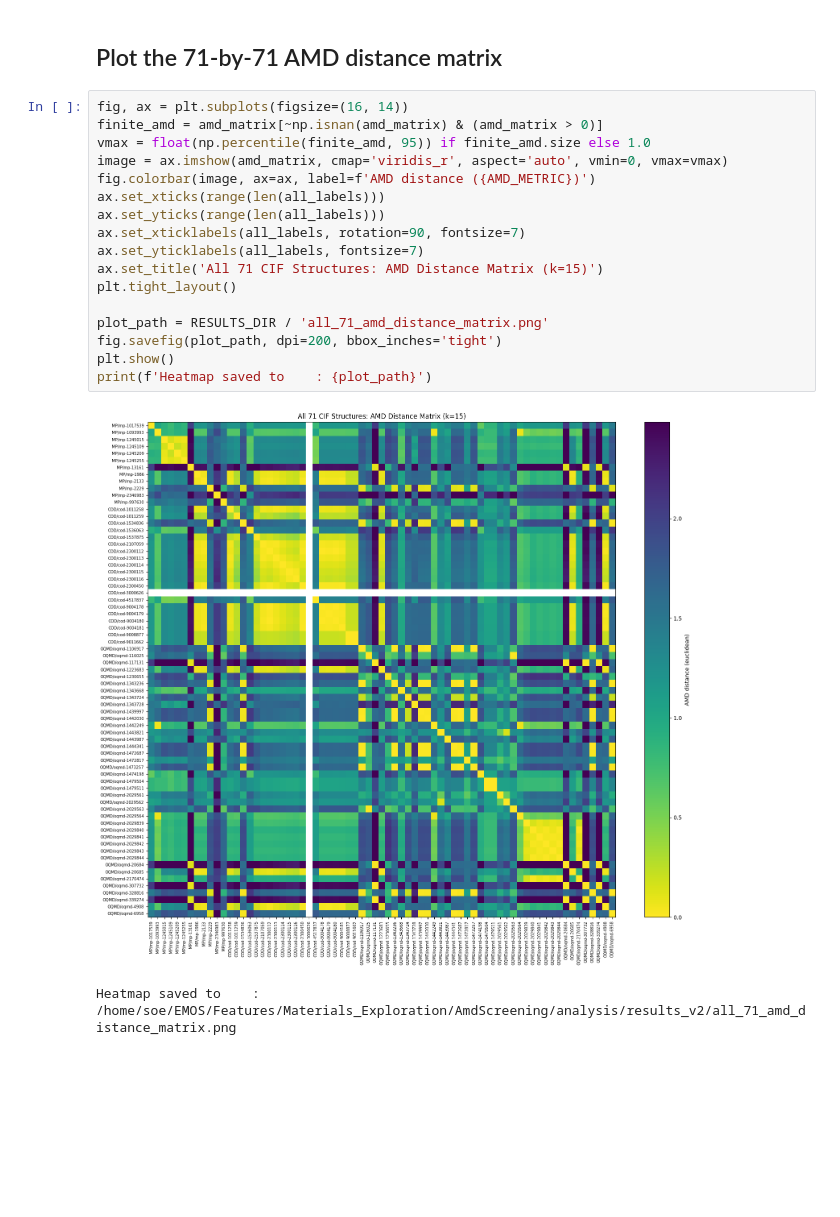
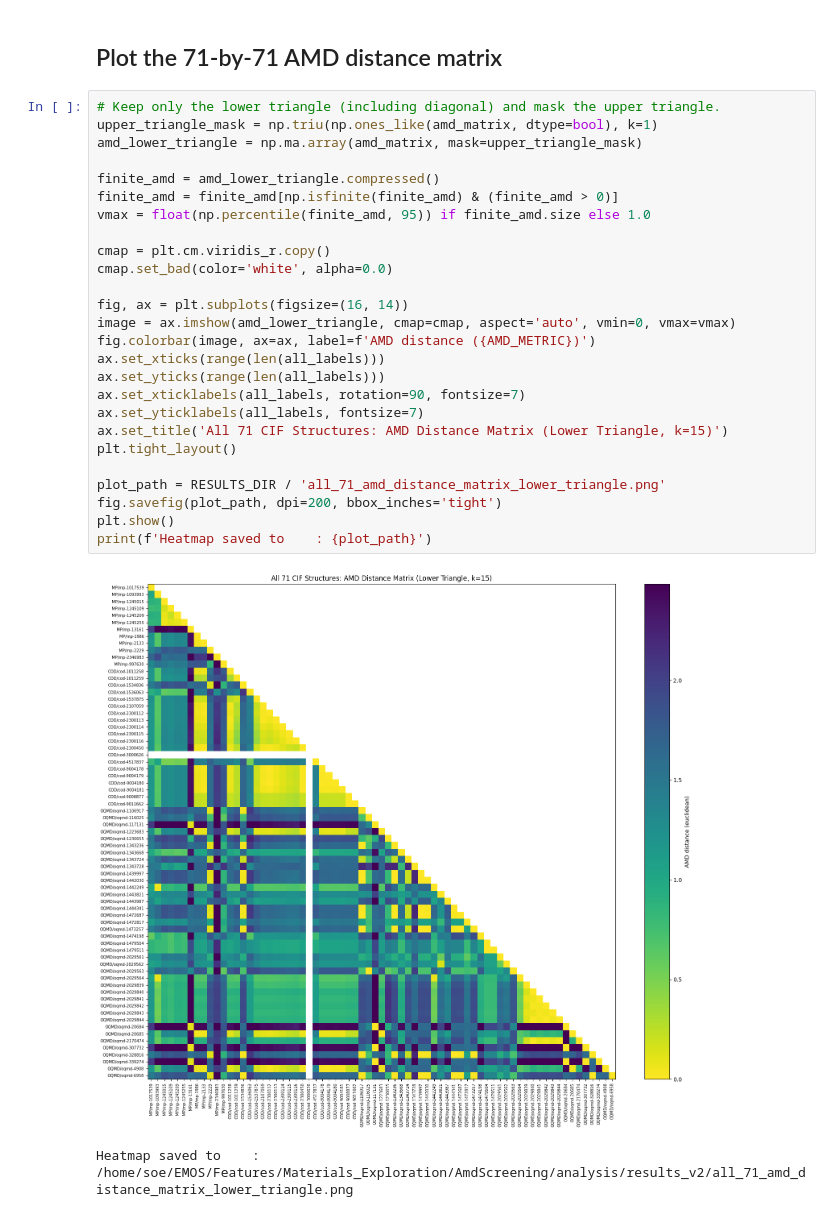
Before and after one commit to aprilaihub/EMOS, a Jupyter notebook: Features/Materials_Exploration/AmdScreening/analysis/amd_screening_case_study_v2.ipynb, the cells around one changed output. Drawn from its saved outputs; the diff is of its cells as text; blank space fills up the shorter version.

```diff
--- a/Features/Materials_Exploration/AmdScreening/analysis/amd_screening_case_study_v2.ipynb
+++ b/Features/Materials_Exploration/AmdScreening/analysis/amd_screening_case_study_v2.ipynb
@@ -122,22 +122,31 @@ Matrix CSV saved to : /home/soe/EMOS/Features/Materials_Exploration/AmdScreening
 # %% [markdown]
 ## Plot the 71-by-71 AMD distance matrix
 # %%
+# Keep only the lower triangle (including diagonal) and mask the upper triangle.
+upper_triangle_mask = np.triu(np.ones_like(amd_matrix, dtype=bool), k=1)
+amd_lower_triangle = np.ma.array(amd_matrix, mask=upper_triangle_mask)
+
+finite_amd = amd_lower_triangle.compressed()
+finite_amd = finite_amd[np.isfinite(finite_amd) & (finite_amd > 0)]
+vmax = float(np.percentile(finite_amd, 95)) if finite_amd.size else 1.0
+
+cmap = plt.cm.viridis_r.copy()
+cmap.set_bad(color='white', alpha=0.0)
+
 fig, ax = plt.subplots(figsize=(16, 14))
-finite_amd = amd_matrix[~np.isnan(amd_matrix) & (amd_matrix > 0)]
-vmax = float(np.percentile(finite_amd, 95)) if finite_amd.size else 1.0
-image = ax.imshow(amd_matrix, cmap='viridis_r', aspect='auto', vmin=0, vmax=vmax)
+image = ax.imshow(amd_lower_triangle, cmap=cmap, aspect='auto', vmin=0, vmax=vmax)
 fig.colorbar(image, ax=ax, label=f'AMD distance ({AMD_METRIC})')
 ax.set_xticks(range(len(all_labels)))
 ax.set_yticks(range(len(all_labels)))
 ax.set_xticklabels(all_labels, rotation=90, fontsize=7)
 ax.set_yticklabels(all_labels, fontsize=7)
-ax.set_title('All 71 CIF Structures: AMD Distance Matrix (k=15)')
+ax.set_title('All 71 CIF Structures: AMD Distance Matrix (Lower Triangle, k=15)')
 plt.tight_layout()
 
-plot_path = RESULTS_DIR / 'all_71_amd_distance_matrix.png'
+plot_path = RESULTS_DIR / 'all_71_amd_distance_matrix_lower_triangle.png'
 fig.savefig(plot_path, dpi=200, bbox_inches='tight')
 plt.show()
 print(f'Heatmap saved to    : {plot_path}')
 # %% [output]
-[figure, old version]
+[figure, new version]
-Heatmap saved to    : /home/soe/EMOS/Features/Materials_Exploration/AmdScreening/analysis/results_v2/all_71_amd_distance_matrix.png
+Heatmap saved to    : /home/soe/EMOS/Features/Materials_Exploration/AmdScreening/analysis/results_v2/all_71_amd_distance_matrix_lower_triangle.png
```
Also changed, not shown: 6 other files.
